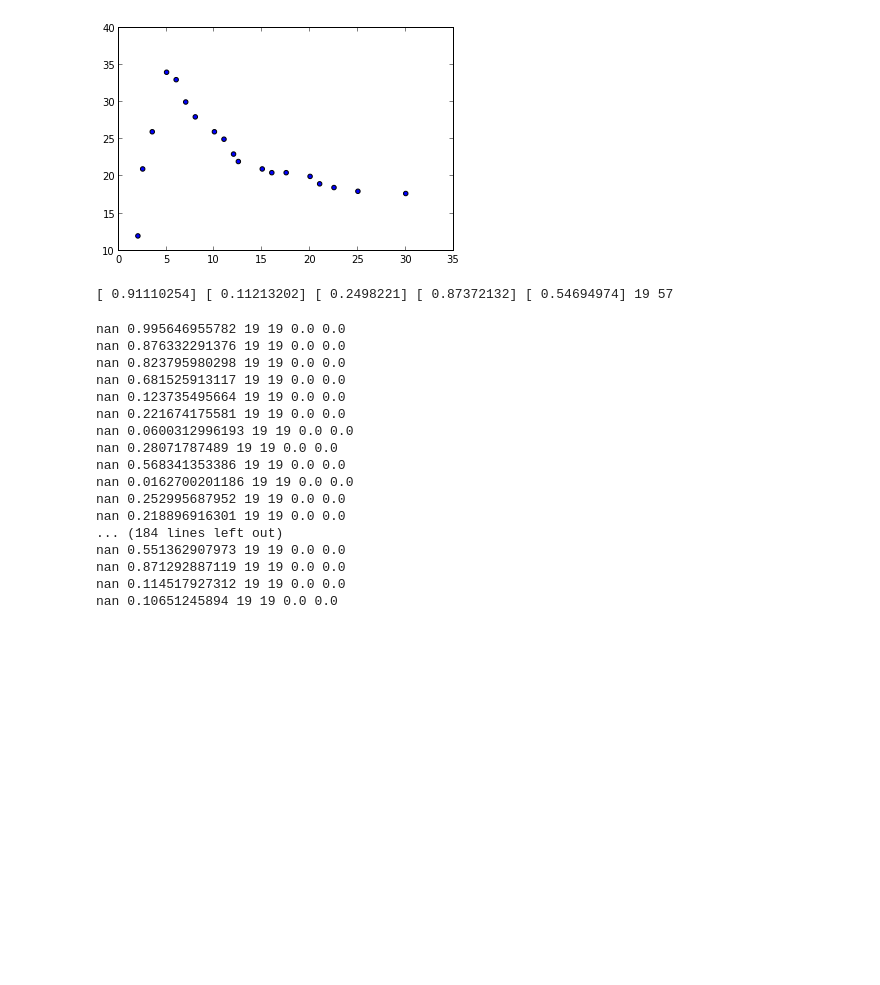
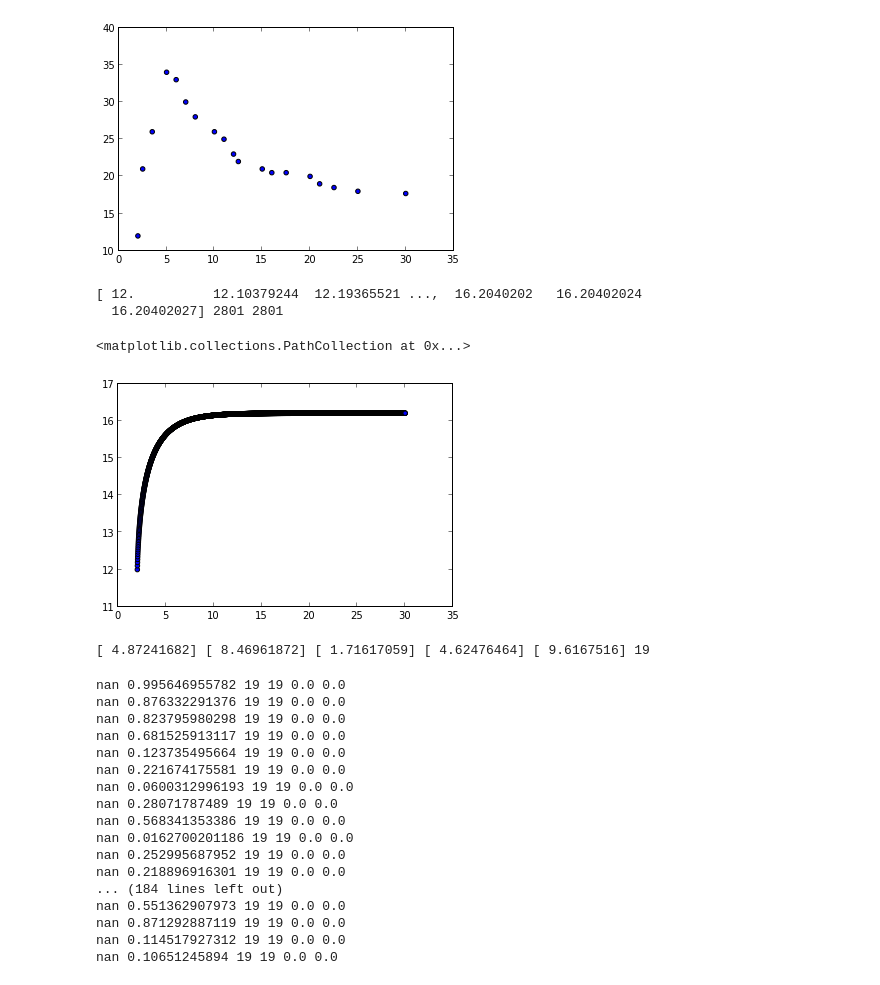
Before and after one commit to nana0220/Tarea_8, a Jupyter notebook: Tarea8.ipynb, the cells around one changed output. Cells and saved outputs as stored; diff of their text form; code cells hidden in the pictures; blank space fills up the shorter version.

```diff
--- a/Tarea8.ipynb
+++ b/Tarea8.ipynb
@@ -29,8 +29,8 @@ def func_prime(alfa,So,Km1,Km2,beta,p,t):
 #runge kutta devuelve el array de P o puntos si no se realiza la iteracion.
 
 def modelo(time_obs,alfa,beta,Km1,Km2,So):
-    h=0.5
-    n_points=57
+    h=0.01
+    n_points=((30-2)*100)+1
     t=linspace(2,30,n_points)
     p=zeros(n_points)
 
@@ -70,3 +67,16 @@ def modelo(time_obs,alfa,beta,Km1,Km2,So):
+# %%
+a= [4.87241682, 8.46961872, 1.71617059,4.62476464 ,9.6167516]
+n_points=((30-2)*100)+1
+t=linspace(2,30,n_points)
+p1=modelo(time_obs,a[0],a[1],a[2],a[3],a[4])
+print p1 ,size(p1) ,size(t)
+
+scatter(t,p1)
+# %% [output]
+[ 12.          12.10379244  12.19365521 ...,  16.2040202   16.20402024
+  16.20402027] 2801 2801
+<matplotlib.collections.PathCollection at 0x...>
+[figure, added]
 # %%
 #Lista para diferentes valores de las constantes
 alfa_walk = empty((0))
@@ -75,15 +85,15 @@ Km1_walk = empty((0))
 Km2_walk = empty((0))
 So_walk = empty((0))
 
-alfa_walk = append(alfa_walk, random.random())
-beta_walk = append(beta_walk, random.random())
-Km1_walk = append(Km1_walk, random.random())
-Km2_walk = append(Km2_walk, random.random())
-So_walk = append(So_walk, random.random())
+alfa_walk = append(alfa_walk, (random.random()*10))
+beta_walk = append(beta_walk, (random.random()*10))
+Km1_walk = append(Km1_walk, (random.random()*10))
+Km2_walk = append(Km2_walk, (random.random()*10))
+So_walk = append(So_walk, (random.random()*10))
 
-print alfa_walk, beta_walk, Km1_walk, Km2_walk, So_walk, n, n_points
+print alfa_walk, beta_walk, Km1_walk, Km2_walk, So_walk, n
 # %% [output]
-[ 0.91110254] [ 0.11213202] [ 0.2498221] [ 0.87372132] [ 0.54694974] 19 57
+[ 4.87241682] [ 8.46961872] [ 1.71617059] [ 4.62476464] [ 9.6167516] 19
 # %%
 #Algorithm
 n_iteraciones=200
```
Also changed, not shown: parts of 4 cells of this notebook.
